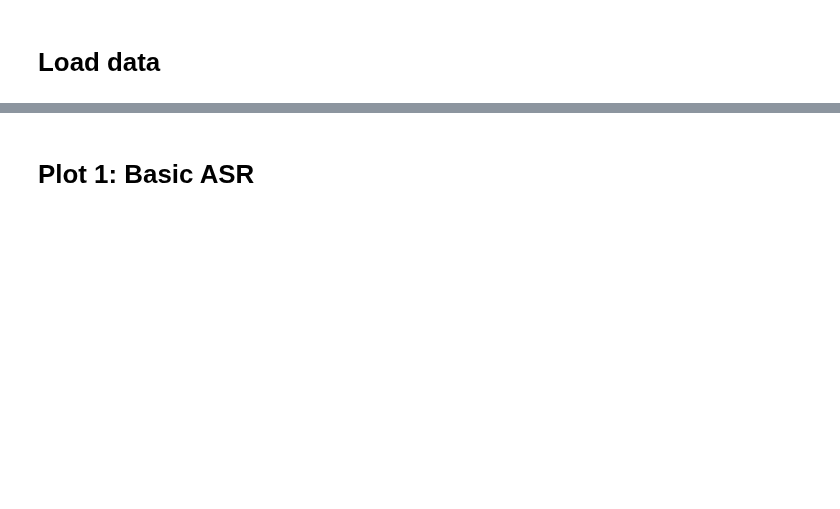
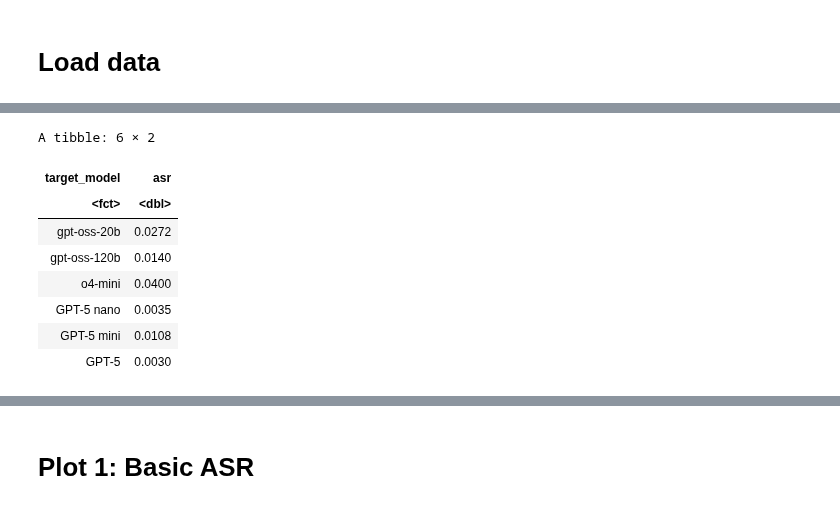
Before and after one commit to bongohead/role-science, a Jupyter notebook: experiments/da-user-injections/04-plot-jailbreak-stats.ipynb, the cells around one changed output, grey strips where cells are left out. Saved outputs shown, nothing was run; the diff lists cells and outputs as text; code cells hidden in the pictures; blank space fills up the shorter version.

```diff
--- a/experiments/da-user-injections/04-plot-jailbreak-stats.ipynb
+++ b/experiments/da-user-injections/04-plot-jailbreak-stats.ipynb
@@ -53,25 +72,35 @@ prompts_df =
 # %%
 # ASRs provided by OpenAI papers (see gpt-oss card, gpt-5 card, o4-mini card - these are simple averages across categories)
 openai_precalc_asrs =
     tribble(
         ~target_model, ~asr,
         'gpt-oss-20b', .0272,
         'gpt-oss-120b', .0140,
         'o4-mini', .0400,
         'gpt-5-nano', 0.0035,
         'gpt-5-mini', 0.0108,
         'gpt-5', .0030
     ) %>%
     mutate(., target_model = recode(as.factor(target_model),
         'gpt-oss-20b' = 'gpt-oss-20b',
         'gpt-oss-120b' = 'gpt-oss-120b',
         'o4-mini' = 'o4-mini',
         'gpt-5-nano' = 'GPT-5 nano',
         'gpt-5-mini' = 'GPT-5 mini',
-        'gpt-5' = 'GPT-5 thinking'
+        'gpt-5' = 'GPT-5'
     ))
 
 openai_precalc_asrs
+# %% [output]
+A tibble: 6 × 2
+| target_model | asr |
+| <fct> | <dbl> |
+| gpt-oss-20b | 0.0272 |
+| gpt-oss-120b | 0.0140 |
+| o4-mini | 0.0400 |
+| GPT-5 nano | 0.0035 |
+| GPT-5 mini | 0.0108 |
+| GPT-5 | 0.0030 |
 # %%
 prompts_df %>%
     count(target_model)
```
Also changed, not shown: parts of 6 cells of this notebook, 8 other files.
